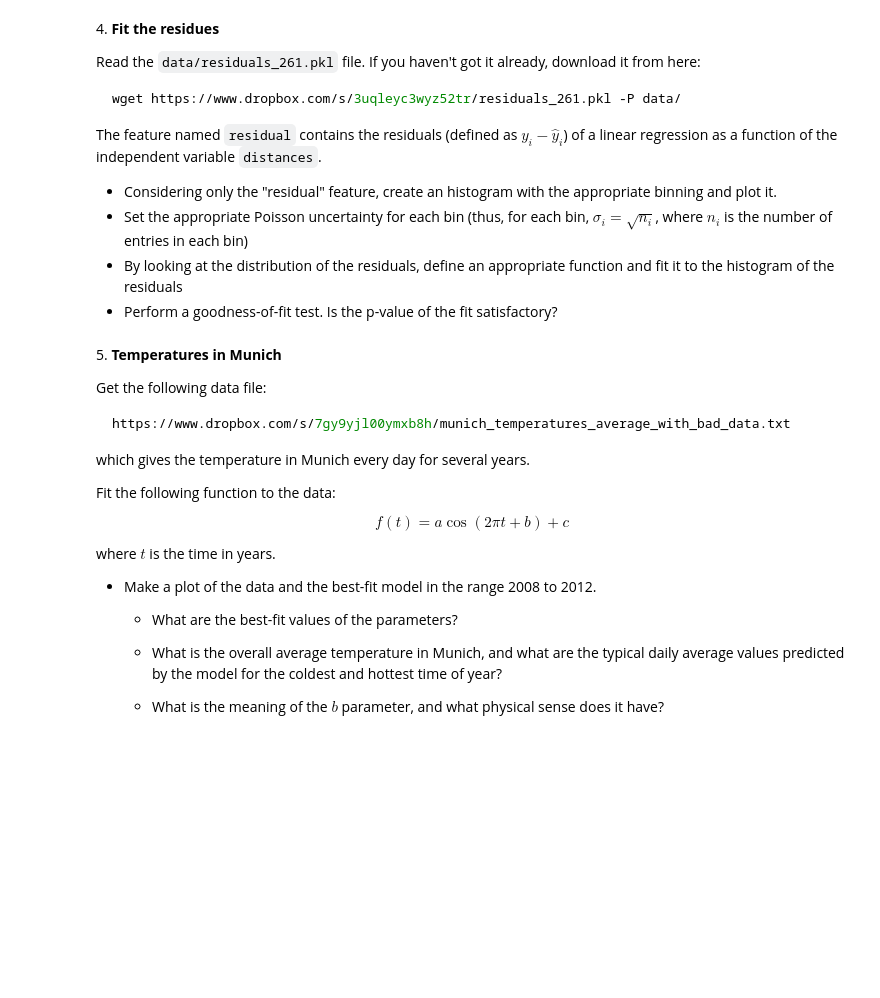
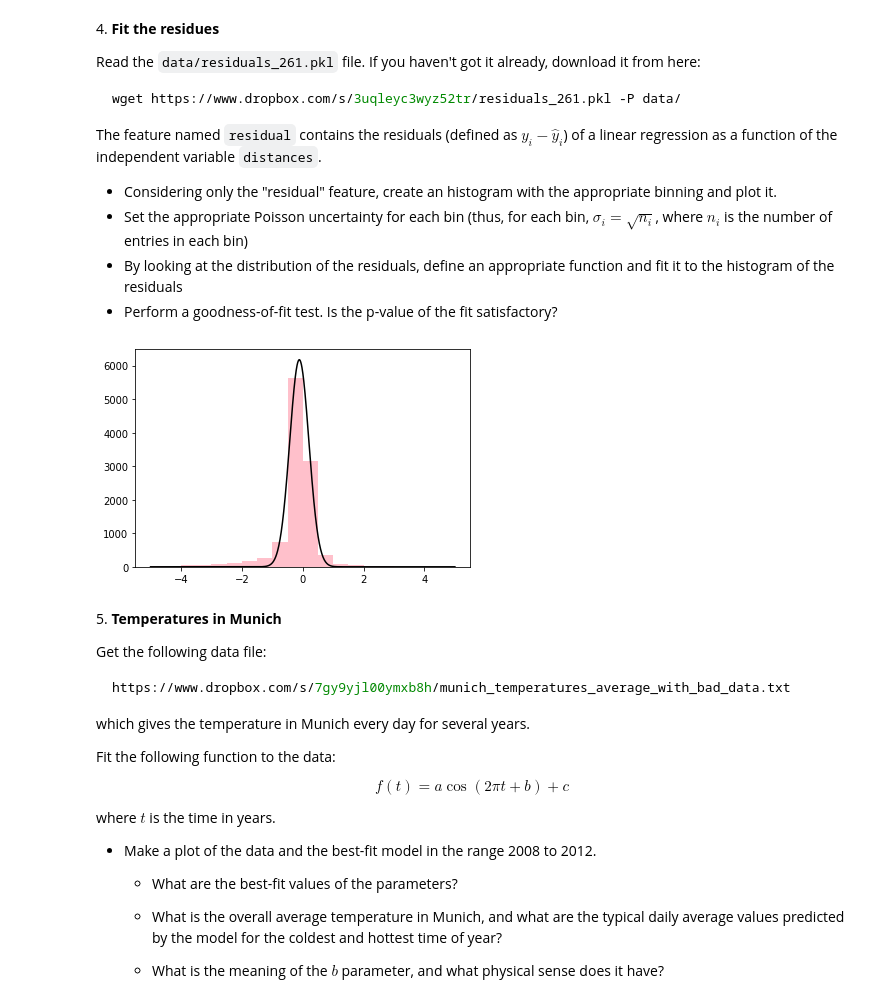
Before and after one commit to zGiada/ScientificComputingWithPython2022, a Jupyter notebook: weekly_exercises/week_8_9_10_11/10ex_tests.ipynb, the cells around one changed output. Cells and saved outputs as stored; diff of their text form; code cells hidden in the pictures; blank space fills up the shorter version.

```diff
--- a/weekly_exercises/week_8_9_10_11/10ex_tests.ipynb
+++ b/weekly_exercises/week_8_9_10_11/10ex_tests.ipynb
@@ -105,6 +118,26 @@ The feature named `residual` contains the residuals (defined as $y_i - \hat{y}_i
 - Set the appropriate Poisson uncertainty for each bin (thus, for each bin, $\sigma_i = \sqrt{n_i}$, where $n_i$ is the number of entries in each bin)
 - By looking at the distribution of the residuals, define an appropriate function and fit it to the histogram of the residuals
 - Perform a goodness-of-fit test. Is the p-value of the fit satisfactory?
+# %%
+#!wget https://www.dropbox.com/s/3uqleyc3wyz52tr/residuals_261.pkl -P data_ex10/
+infile = open('data_ex10/residuals_261.pkl', 'rb')
+data = (pickle.load(infile).item())['residuals']
+infile.close()
+n_bins = 20
+
+n, bins, _ = plt.hist(data, bins=n_bins, range=(-5, +5), color="pink")
+bin_center = [(bins[i]+bins[i+1])/2 for i in range(len(bins)-1)]
+
+def func_fit(x, S ,m ,v):
+    return S*np.exp(-((x - m) ** 2) / (2 * v))
+
+popt, pcov = optimize.curve_fit(func_fit, bin_center, n, p0=[1, 0,  1], full_output=False)
+
+x = np.linspace(-5, 5, 1000)
+plt.plot(x, func_fit(x, popt[0], popt[1], popt[2]), color="black")
+plt.show()
+# %% [output]
+[figure, added]
 # %% [markdown]
 5\. **Temperatures in Munich**
 
```
Also changed, not shown: parts of 4 cells of this notebook, 6 other files.
